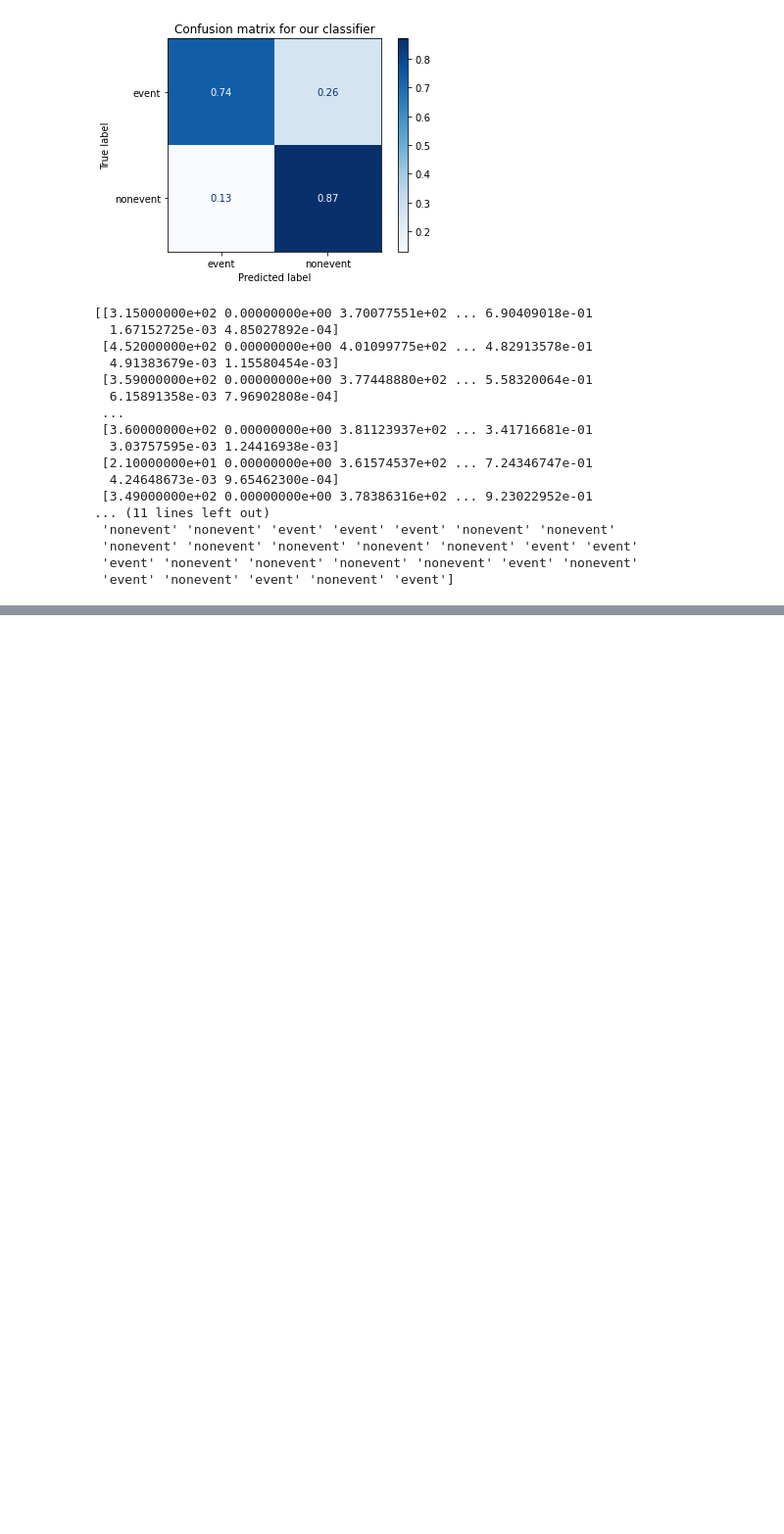
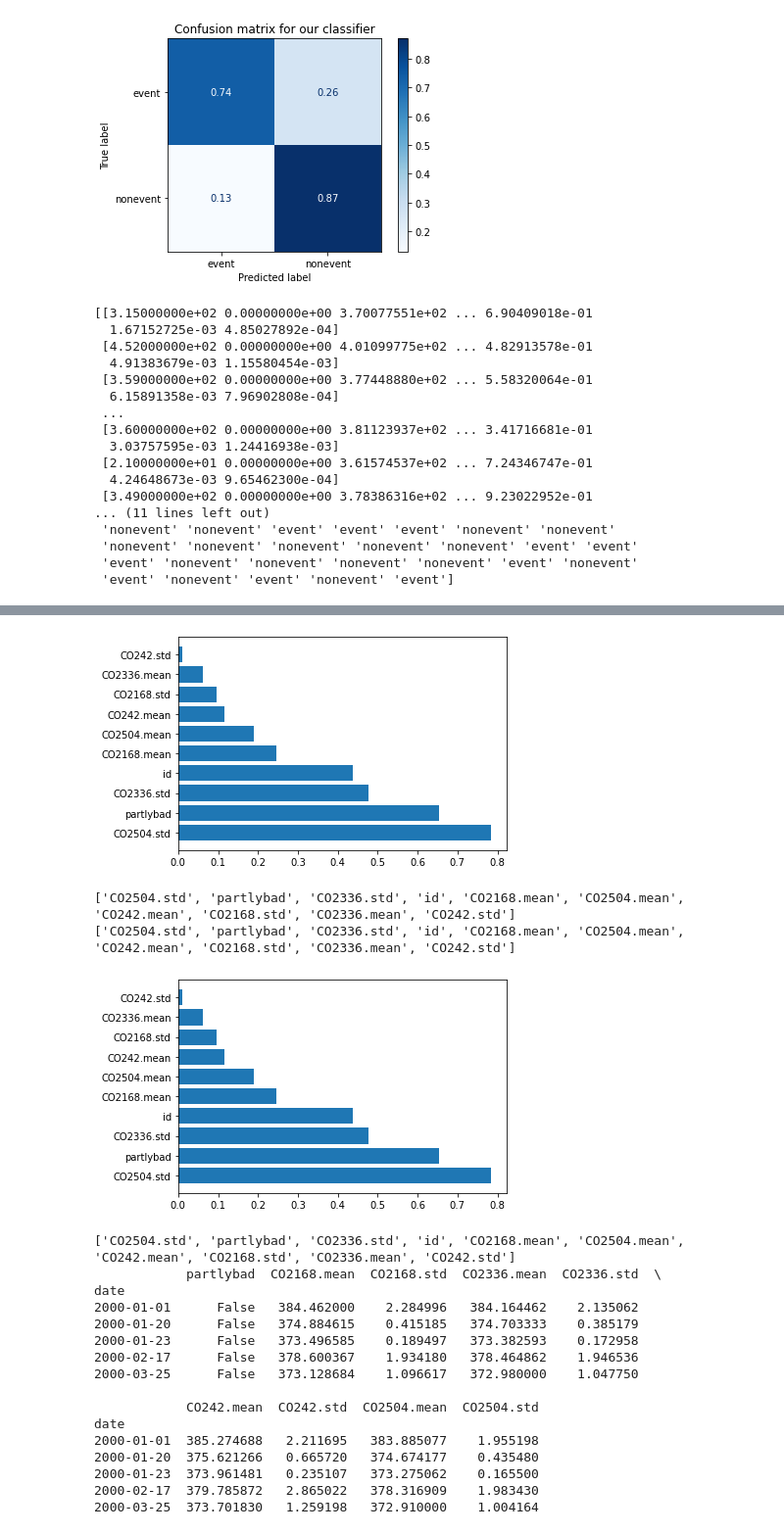
Before and after one commit to sainioan/term_project_134, a Jupyter notebook: Binary Classifier_Anniina.ipynb, the cells around one changed output, grey strips where cells are left out. Shown at 98% size. Cells and saved outputs as stored; diff of their text form; code cells hidden in the pictures; blank space fills up the shorter version.

```diff
--- a/Binary Classifier_Anniina.ipynb
+++ b/Binary Classifier_Anniina.ipynb
@@ -87,0 +100,56 @@ print(y_pred)
+# %%
+from sklearn import svm
+
+
+
+def f_importances(coef, names, top=-1):
+    selected_features = []
+    imp = coef
+    imp, names = zip(*sorted(list(zip(imp, names))))
+
+    # Show all features
+    if top == -1:
+        top = len(names)
+
+    plt.barh(range(top), imp[::-1][0:top], align='center')
+    plt.yticks(range(top), names[::-1][0:top])
+    plt.show()
+    selected_features = list(names[::-1][0:top])
+    print(selected_features)
+    return selected_features
+# whatever your features are called
+features_names =  list(X_train.columns)
+
+svm2 = svm.SVC(kernel='linear')
+svm2.fit(X_train, y_train)
+
+# Specify your top n features you want to visualize.
+# You can also discard the abs() function
+# if you are interested in negative contribution of features
+print(f_importances(abs(clf.coef_[0]), feature_names, top=10))
+
+X_selected = X[X.columns[X_train.columns.isin(f_importances(abs(clf.coef_[0]), feature_names, top=10))]]
+
+X_selected = X_selected.drop(['id'], axis=1)
+print(X_selected.head())
+# %% [output]
+[figure, added]
+['CO2504.std', 'partlybad', 'CO2336.std', 'id', 'CO2168.mean', 'CO2504.mean', 'CO242.mean', 'CO2168.std', 'CO2336.mean', 'CO242.std']
+['CO2504.std', 'partlybad', 'CO2336.std', 'id', 'CO2168.mean', 'CO2504.mean', 'CO242.mean', 'CO2168.std', 'CO2336.mean', 'CO242.std']
+[figure, added]
+['CO2504.std', 'partlybad', 'CO2336.std', 'id', 'CO2168.mean', 'CO2504.mean', 'CO242.mean', 'CO2168.std', 'CO2336.mean', 'CO242.std']
+            partlybad  CO2168.mean  CO2168.std  CO2336.mean  CO2336.std  \
+date
+2000-01-01      False   384.462000    2.284996   384.164462    2.135062
+2000-01-20      False   374.884615    0.415185   374.703333    0.385179
+2000-01-23      False   373.496585    0.189497   373.382593    0.172958
+2000-02-17      False   378.600367    1.934180   378.464862    1.946536
+2000-03-25      False   373.128684    1.096617   372.980000    1.047750
+
+            CO242.mean  CO242.std  CO2504.mean  CO2504.std
+date
+2000-01-01  385.274688   2.211695   383.885077    1.955198
+2000-01-20  375.621266   0.665720   374.674177    0.435480
+2000-01-23  373.961481   0.235107   373.275062    0.165500
+2000-02-17  379.785872   2.865022   378.316909    1.983430
+2000-03-25  373.701830   1.259198   372.910000    1.004164
```
Also changed, not shown: parts of 4 cells of this notebook.
